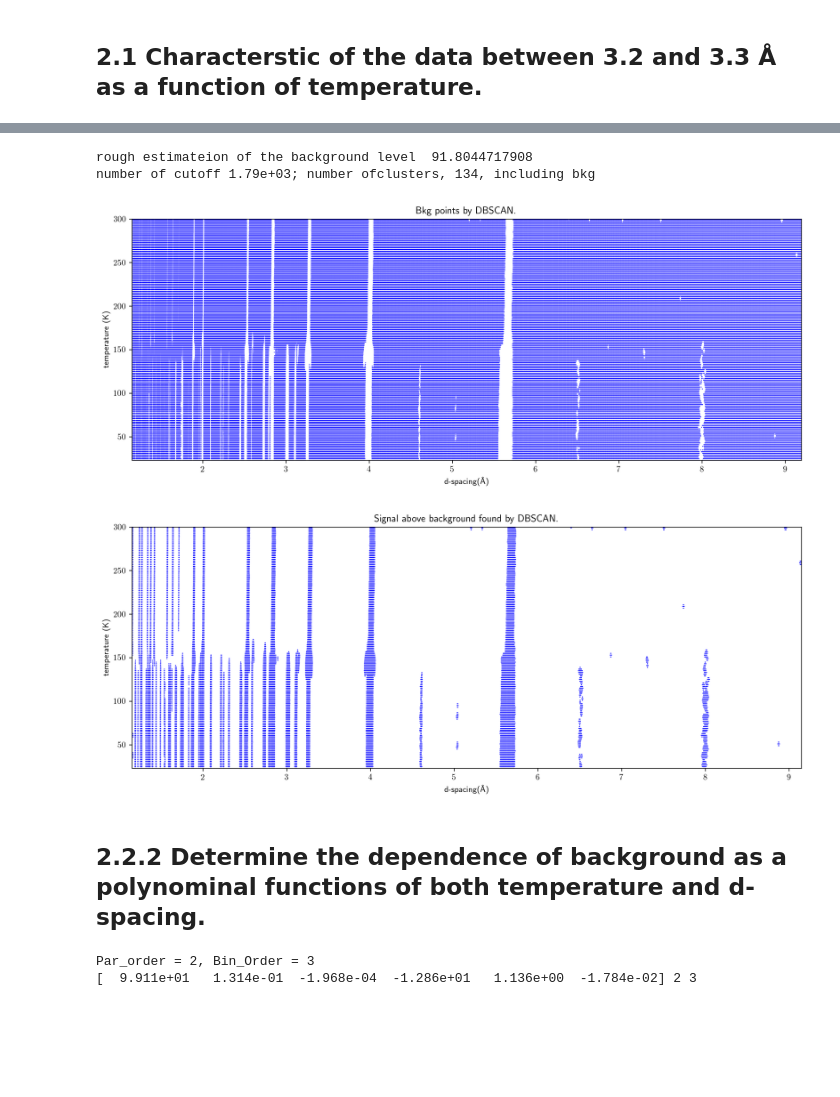
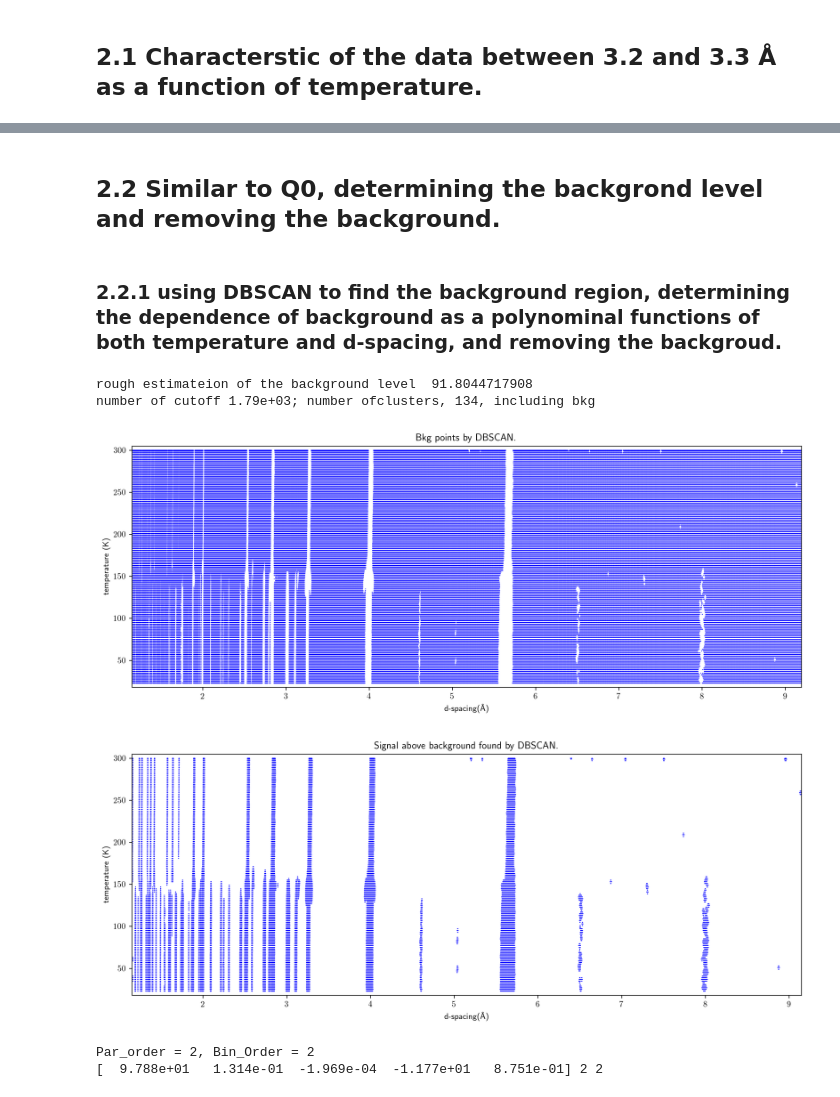
Before and after one commit to yaohualiu/NPD, a Jupyter notebook: NPD_Q2.ipynb, the cells around one changed output, grey strips where cells are left out. Cells and saved outputs as stored; diff of their text form; code cells hidden in the pictures; blank space fills up the shorter version.

```diff
--- a/NPD_Q2.ipynb
+++ b/NPD_Q2.ipynb
@@ -147,10 +137,0 @@ plot_mlines(_intsy, _temps, temprange, _dds, drange, figtitle = 'PWD_{roi}', fil
-# %%
-bkg = []
-data=intsy[_temps.index(220)]
-for i in np.arange(100):
-    bkg.append(data[data<np.percentile(data, i)].std())
-
-plt.plot(bkg, '.-')
-plt.ylabel('std')
-plt.xlabel('percentile')
-plt.plot([50], [bkg[50]], '*', color='red')
@@ -160 +149,3 @@ plt.plot([50], [bkg[50]], '*', color='red')
+# %% [markdown]
+## 2.2 Similar to Q0, determining the backgrond level and removing the background.
 # %%
@@ -317,42 +364,43 @@ def Opt_Globkg_order(Intsy, pars, bin_cs, tol= 0.005, Par_maxOrder=2, Bin_maxOrd
+# %% [markdown]
+### 2.2.1 using DBSCAN to find the background region, determining the dependence of background as a polynominal functions of both temperature and d-spacing, and removing the backgroud.
 # %%
 from sklearn.cluster import DBSCAN
 
 s = 0.33
 binindex = np.arange(len(dd_cs)) * s
 tempindex = np.arange(len(temps))
 xx, yy = np.meshgrid(binindex, tempindex)
 
 pnt_loc = np.vstack((xx.flatten(), yy.flatten())).T
 pnt_weight = intsy.flatten()
 bkg_val = np.percentile(pnt_weight, 50)
 print('rough estimateion of the background level ', bkg_val)
 bkg = pnt_weight[pnt_weight < bkg_val]
 
 '''
 using s=0.33, eps = 1.02 to including 7 neighbors at same temperature
 and 6 at adjacent temperature.
 '''
 n_cutoff = np.round(13 * bkg_val  * 1.5)
 db = DBSCAN(eps=1.06, min_samples=n_cutoff, n_jobs=-1).fit(pnt_loc, sample_weight = pnt_weight)
 print("number of cutoff %5.2e; number ofclusters, %d, including bkg" %(n_cutoff, len(set(db.labels_))))
 
 figsize(12, 4.8)
-Plot_Clustering(db, -1, dd_cs, temps, savefilename="Q2/Figs/BKG_pnts_DBSCAN.png")
-Plot_Clustering(db, 0, dd_cs, temps, savefilename="Q2/Figs/Signal_pnts_DBSCAN.png")
+Plot_Clustering(db, -1, temps, dd_cs, savefilename="Q2/Figs/BKG_pnts_DBSCAN.png")
+Plot_Clustering(db, 0, temps, dd_cs, savefilename="Q2/Figs/Signal_pnts_DBSCAN.png")
+
+
+_xx, _yy = pnt_loc[db.labels_ == -1].T
+_xx = dd_cs[(_xx/s).astype(int)]
+_yy = temps[(_yy).astype(int)]
+_bkg = pnt_weight[db.labels_ == -1]
+Bkg_Coef, _Pars_order, _Bins_order = Opt_Globkg_order(_bkg, _yy, _xx)
+print(Bkg_Coef, _Pars_order, _Bins_order)
+intsy_rmbkg = rm_Global_Bkg(Bkg_Coef, intsy, temps, dd_cs, _Pars_order, _Bins_order)
 # %% [output]
 rough estimateion of the background level  91.8044717908
 number of cutoff 1.79e+03; number ofclusters, 134, including bkg
-[figure, old version]
+[figure, new version]
-[figure, old version]
+[figure, new version]
+Par_order = 2, Bin_Order = 2
+[  9.788e+01   1.314e-01  -1.969e-04  -1.177e+01   8.751e-01] 2 2
-# %% [markdown]
-## 2.2.2 Determine the dependence of background as a polynominal functions of both temperature and d-spacing.
-# %%
-_xx, _yy = pnt_loc[db.labels_ == -1].T
-_xx = dd_cs[(_xx/s).astype(int)]
-_yy = temps[(_yy).astype(int)]
-_bkg = pnt_weight[db.labels_ == -1]
-Bkg_Coef, _Pars_order, _Bins_order = Opt_Globkg_order(_bkg, _yy, _xx, tol=1e-3, Par_maxOrder=5, Bin_maxOrder=5)
-print(Bkg_Coef, _Pars_order, _Bins_order)
-# %% [output]
-Par_order = 2, Bin_Order = 3
-[  9.911e+01   1.314e-01  -1.968e-04  -1.286e+01   1.136e+00  -1.784e-02] 2 3
```
Also changed, not shown: parts of 15 cells of this notebook.
